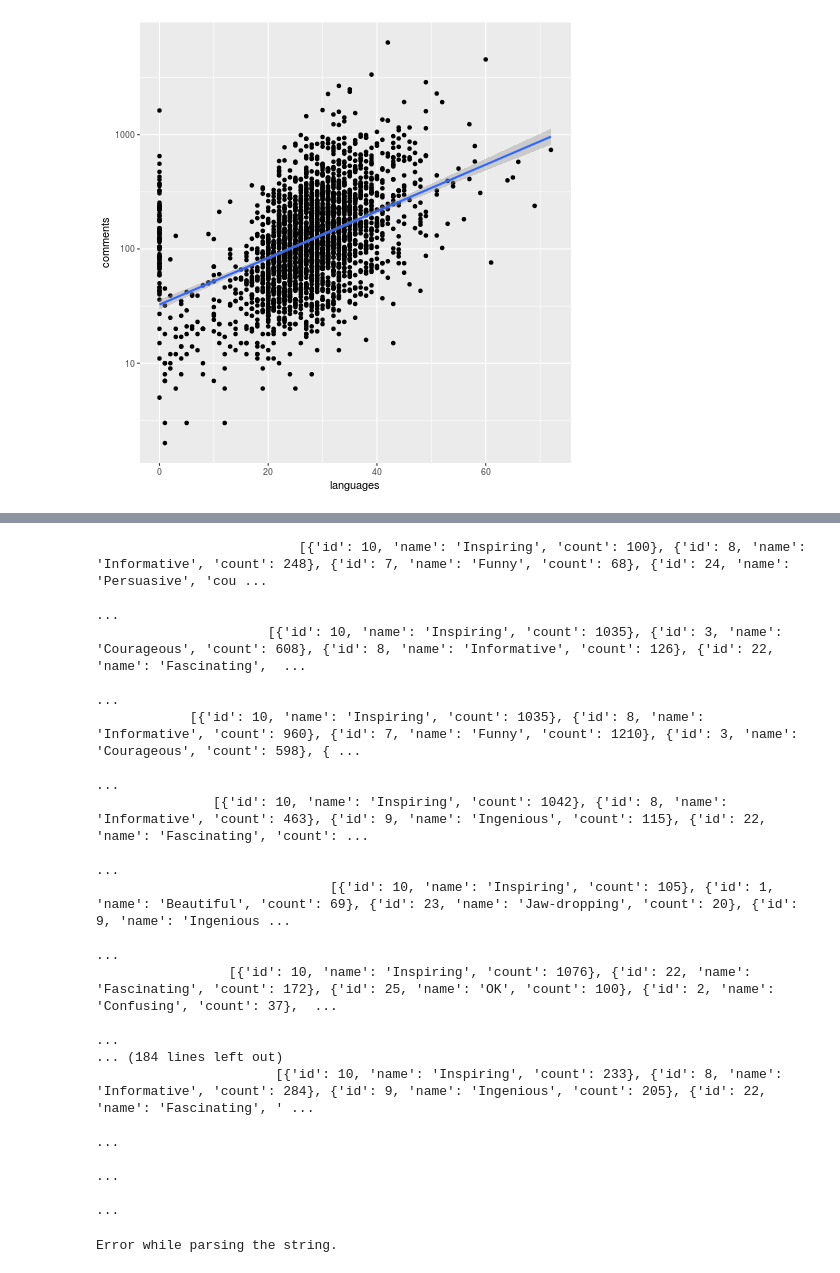
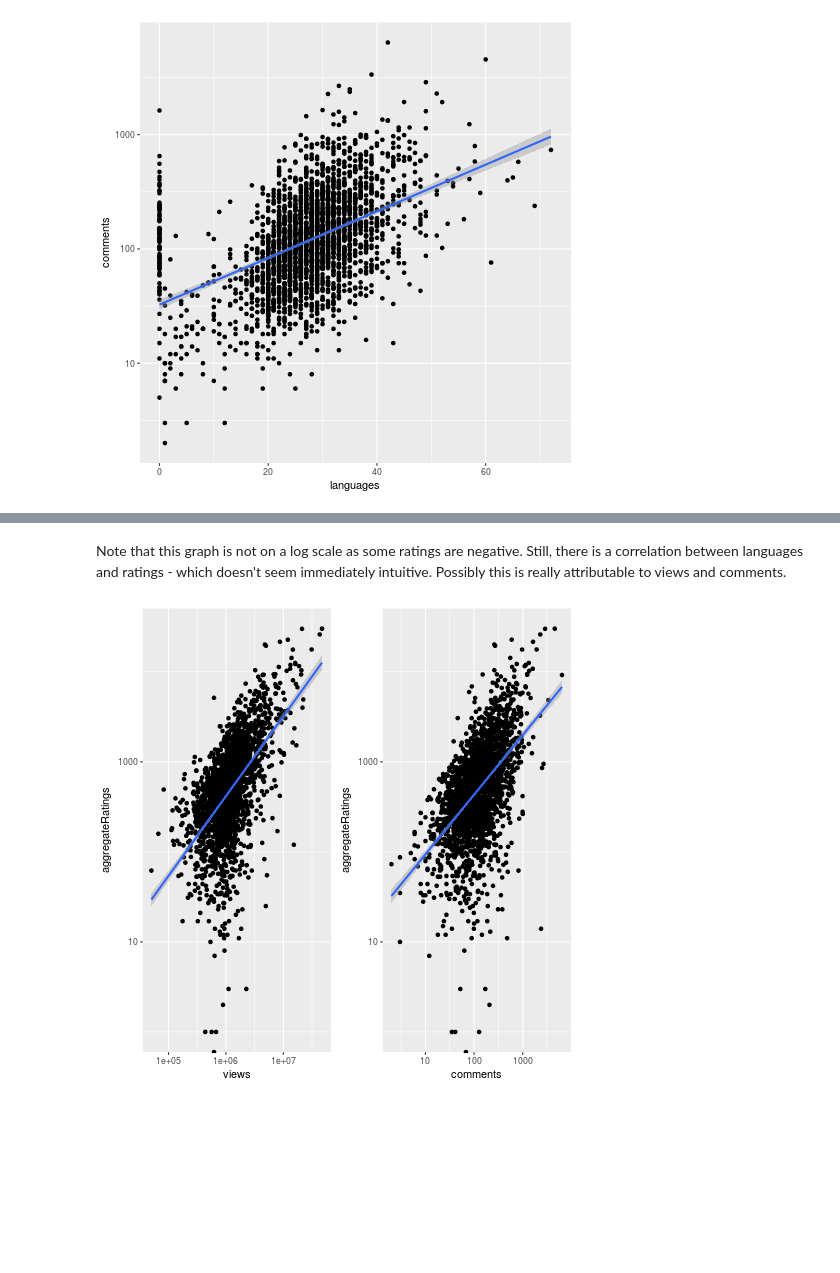
Before and after one commit to lpang36/TEDTalks, a Jupyter notebook: TED talks.ipynb, the cells around one changed output, grey strips where cells are left out. Drawn from its saved outputs; the diff is of its cells as text; code cells hidden in the pictures; blank space fills up the shorter version.

```diff
--- a/TED talks.ipynb
+++ b/TED talks.ipynb
@@ -73,26 +87,17 @@ ggplot(aes(x=languages,y=ratings),data=df)+
-# %%
-%%R
-summary(df$ratings)
-# %% [output]
-                          [{'id': 10, 'name': 'Inspiring', 'count': 100}, {'id': 8, 'name': 'Informative', 'count': 248}, {'id': 7, 'name': 'Funny', 'count': 68}, {'id': 24, 'name': 'Persuasive', 'cou ...
-                                                                                                                                                                                                         ...
-                      [{'id': 10, 'name': 'Inspiring', 'count': 1035}, {'id': 3, 'name': 'Courageous', 'count': 608}, {'id': 8, 'name': 'Informative', 'count': 126}, {'id': 22, 'name': 'Fascinating',  ...
-                                                                                                                                                                                                         ...
-            [{'id': 10, 'name': 'Inspiring', 'count': 1035}, {'id': 8, 'name': 'Informative', 'count': 960}, {'id': 7, 'name': 'Funny', 'count': 1210}, {'id': 3, 'name': 'Courageous', 'count': 598}, { ...
-                                                                                                                                                                                                         ...
-               [{'id': 10, 'name': 'Inspiring', 'count': 1042}, {'id': 8, 'name': 'Informative', 'count': 463}, {'id': 9, 'name': 'Ingenious', 'count': 115}, {'id': 22, 'name': 'Fascinating', 'count': ...
-                                                                                                                                                                                                         ...
-                              [{'id': 10, 'name': 'Inspiring', 'count': 105}, {'id': 1, 'name': 'Beautiful', 'count': 69}, {'id': 23, 'name': 'Jaw-dropping', 'count': 20}, {'id': 9, 'name': 'Ingenious ...
-                                                                                                                                                                                                         ...
-                 [{'id': 10, 'name': 'Inspiring', 'count': 1076}, {'id': 22, 'name': 'Fascinating', 'count': 172}, {'id': 25, 'name': 'OK', 'count': 100}, {'id': 2, 'name': 'Confusing', 'count': 37},  ...
-                                                                                                                                                                                                         ...
-... (184 lines left out)
-                       [{'id': 10, 'name': 'Inspiring', 'count': 233}, {'id': 8, 'name': 'Informative', 'count': 284}, {'id': 9, 'name': 'Ingenious', 'count': 205}, {'id': 22, 'name': 'Fascinating', ' ...
-                                                                                                                                                                                                         ...
-                                                                                                                                                                                                         ...
-                                                                                                                                                                                                         ...
-# %%
-%%R
-summary(subset(df$ratings,name=='Informative'&count==248))
-# %% [output]
-Error while parsing the string.
+# %% [markdown]
+Note that this graph is not on a log scale as some ratings are negative. Still, there is a correlation between languages and ratings - which doesn't seem immediately intuitive. Possibly this is really attributable to views and comments.
+# %%
+%%R
+plot1 <- ggplot(aes(x=views,y=aggregateRatings),data=df)+
+    geom_point(stat="identity")+
+    scale_y_log10()+
+    scale_x_log10()+
+    geom_smooth(method='lm')
+plot2 <- ggplot(aes(x=comments,y=aggregateRatings),data=df)+
+    geom_point(stat="identity")+
+    scale_y_log10()+
+    scale_x_log10()+
+    geom_smooth(method='lm')
+grid.arrange(plot1,plot2,ncol=2)
+# %% [output]
+[figure, added]
```
Also changed, not shown: parts of 12 cells of this notebook.
